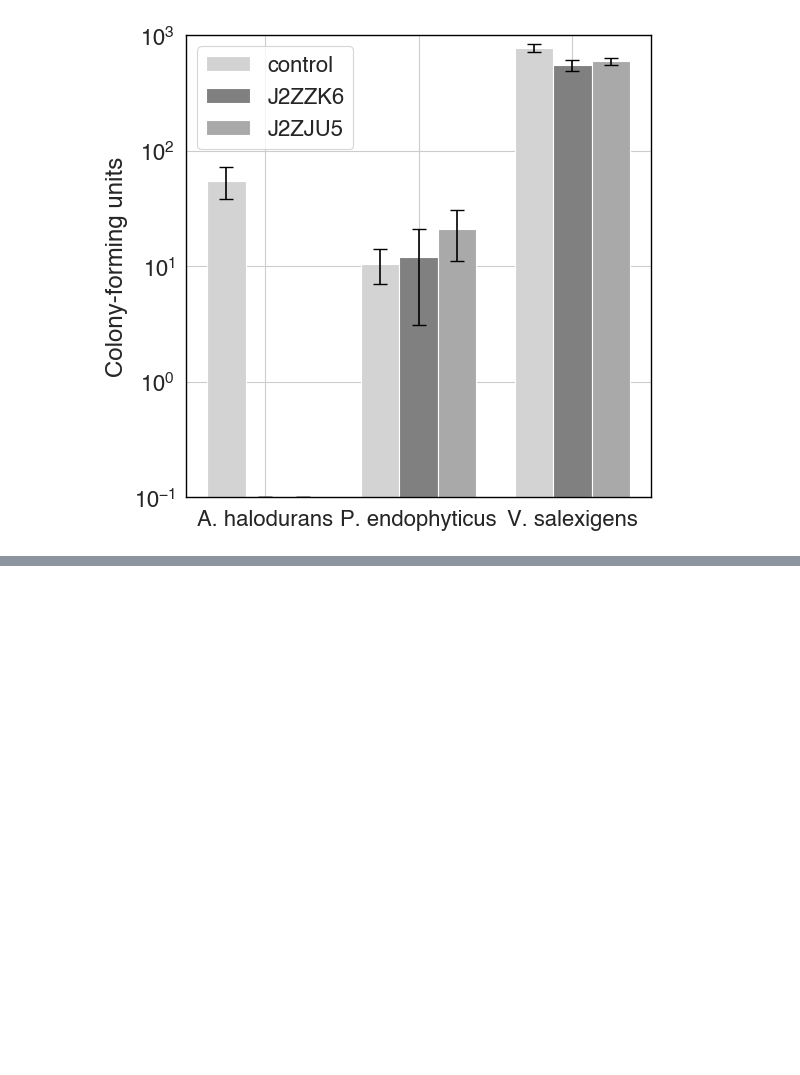
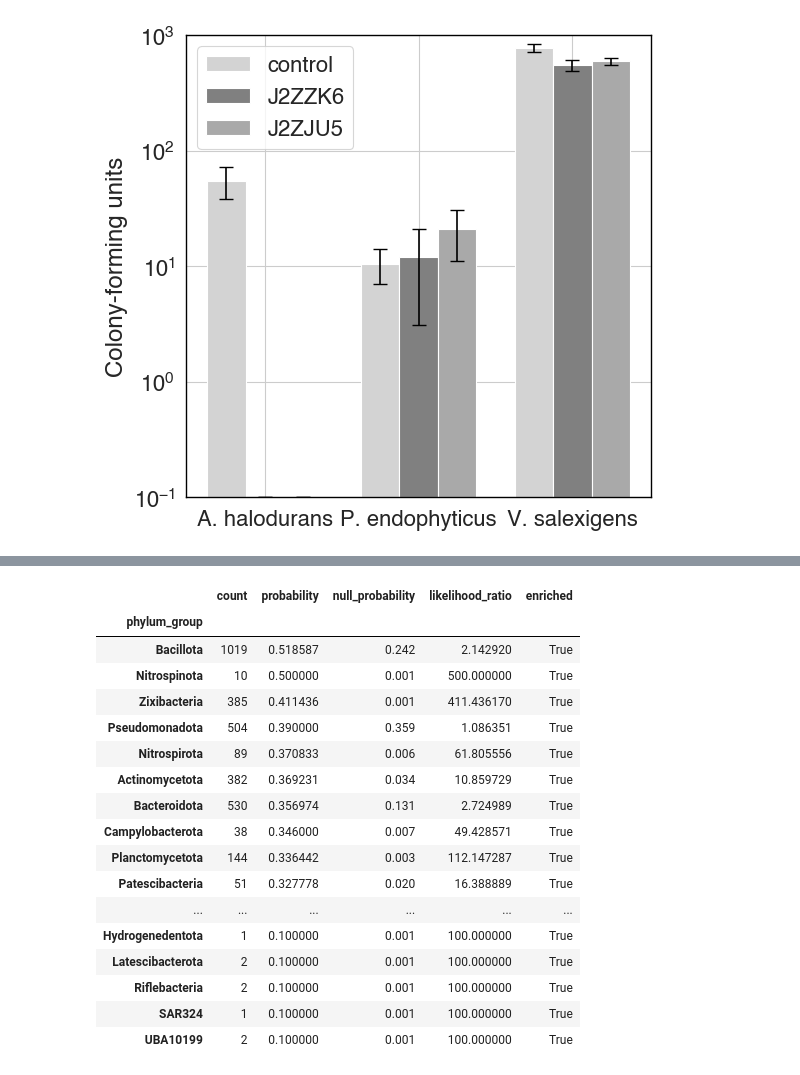
Before and after one commit to srom/archaea-vs-bacteria, a Jupyter notebook: notebook/figure3.ipynb, the cells around one changed output, grey strips where cells are left out. Cells and saved outputs as stored; diff of their text form; code cells hidden in the pictures; blank space fills up the shorter version.

```diff
--- a/notebook/figure3.ipynb
+++ b/notebook/figure3.ipynb
@@ -189,0 +240,3 @@ f.savefig(figures_folder / 'figure3' / 'CFU.pdf', dpi=300, bbox_inches='tight',
+# %%
+target_hits = pd.read_csv(data_folder / 'putative_targets.csv')
+target_hits.head()
@@ -189,0 +272,30 @@ f.savefig(figures_folder / 'figure3' / 'CFU.pdf', dpi=300, bbox_inches='tight',
+# %%
+query_domains = sorted(set(domain_targets.index))
+
+print(f'Number of queries: {len(query_domains)}')
+
+n = 10
+holder = []
+for i, query_domain in enumerate(query_domains):
+    if i == 0 or (i+1) % 50 == 0:
+        print(f'{i+1} / {len(query_domains)}')
+
+    query_df = domain_targets.loc[[query_domain]]
+    top_n = min(len(query_df), n)
+    top_df = query_df.iloc[:top_n]
+
+    df = top_df[['phylum_group', 'normalized_score']].groupby('phylum_group').count().rename(columns={
+        'normalized_score': 'count'
+    })
+    df['probability'] = (df['count'] / top_n).round(3)
+    df['null_probability'] = [null_probability_per_phylum[p] for p in df.index]
+    df['likelihood_ratio'] = df['probability'] / df['null_probability']
+    df['enriched'] = df['likelihood_ratio'] > 1
+    df = df.replace([np.inf, -np.inf], np.nan)
+    df = df[df['likelihood_ratio'].notnull()].copy()
+    df = df.sort_values(['enriched', 'probability'], ascending=False)
+    df['query_domain'] = query_domain
+    holder.append(df.reset_index())
+
+probs_df = pd.concat(holder, ignore_index=True).set_index('query_domain', drop=True)
+probs_df.head()
@@ -189,0 +371,31 @@ f.savefig(figures_folder / 'figure3' / 'CFU.pdf', dpi=300, bbox_inches='tight',
+# %%
+overall_df = probs_df[['phylum_group', 'count', 'probability']].groupby('phylum_group').agg({'count': 'sum', 'probability': 'mean'})
+overall_df['null_probability'] = [null_probability_per_phylum[p] for p in overall_df.index]
+overall_df['likelihood_ratio'] = overall_df['probability'] / overall_df['null_probability']
+overall_df['enriched'] = overall_df['likelihood_ratio'] > 1
+overall_df = overall_df.replace([np.inf, -np.inf], np.nan)
+overall_df = overall_df[overall_df['likelihood_ratio'].notnull()].copy()
+overall_df = overall_df.sort_values(['enriched', 'probability'], ascending=False)
+
+overall_df.to_csv(data_folder / 'figureS2' / 'phylum_enrichment.csv')
+
+overall_df
+# %% [output]
+|  | count | probability | null_probability | likelihood_ratio | enriched |
+| phylum_group |  |  |  |  |  |
+| Bacillota | 1019 | 0.518587 | 0.242 | 2.142920 | True |
+| Nitrospinota | 10 | 0.500000 | 0.001 | 500.000000 | True |
+| Zixibacteria | 385 | 0.411436 | 0.001 | 411.436170 | True |
+| Pseudomonadota | 504 | 0.390000 | 0.359 | 1.086351 | True |
+| Nitrospirota | 89 | 0.370833 | 0.006 | 61.805556 | True |
+| Actinomycetota | 382 | 0.369231 | 0.034 | 10.859729 | True |
+| Bacteroidota | 530 | 0.356974 | 0.131 | 2.724989 | True |
+| Campylobacterota | 38 | 0.346000 | 0.007 | 49.428571 | True |
+| Planctomycetota | 144 | 0.336442 | 0.003 | 112.147287 | True |
+| Patescibacteria | 51 | 0.327778 | 0.020 | 16.388889 | True |
+| ... | ... | ... | ... | ... | ... |
+| Hydrogenedentota | 1 | 0.100000 | 0.001 | 100.000000 | True |
+| Latescibacterota | 2 | 0.100000 | 0.001 | 100.000000 | True |
+| Riflebacteria | 2 | 0.100000 | 0.001 | 100.000000 | True |
+| SAR324 | 1 | 0.100000 | 0.001 | 100.000000 | True |
+| UBA10199 | 2 | 0.100000 | 0.001 | 100.000000 | True |
```
Also changed, not shown: parts of 22 cells of this notebook, 5 other files.
